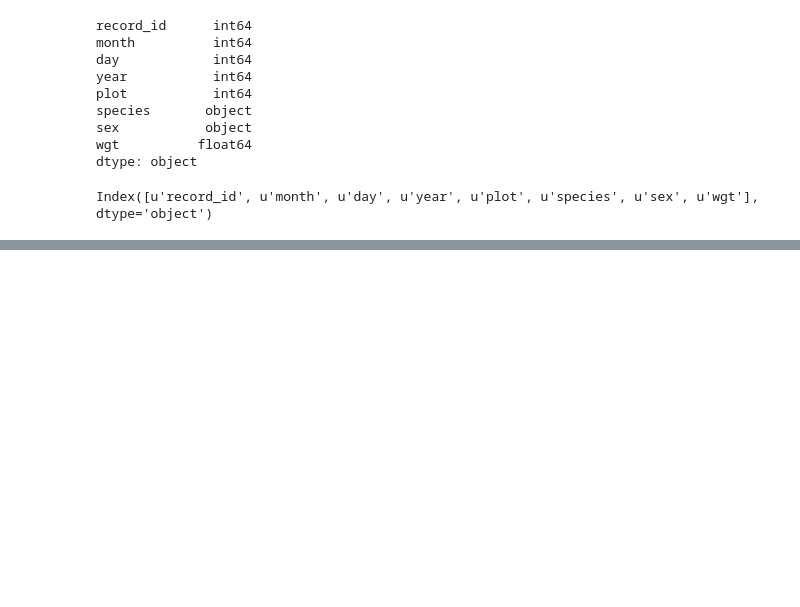
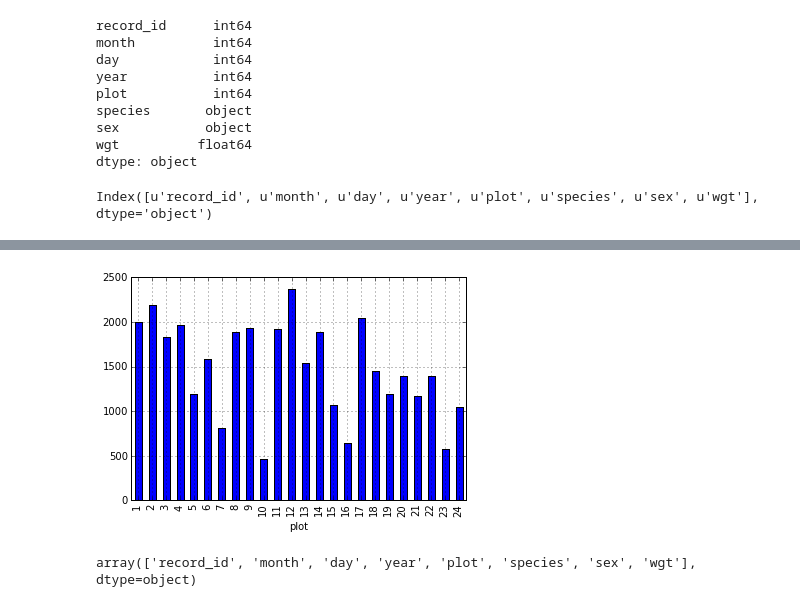
Before and after one commit to lwasser/DC-SEA-Python-OldWorkingRepo, a Jupyter notebook: lesson01.ipynb, the cells around one changed output, grey strips where cells are left out. Saved outputs shown, nothing was run; the diff lists cells and outputs as text; code cells hidden in the pictures; blank space fills up the shorter version.

```diff
--- a/lesson01.ipynb
+++ b/lesson01.ipynb
@@ -74,0 +464,8 @@ Index([u'record_id', u'month', u'day', u'year', u'plot', u'species', u'sex', u'w
+# %%
+total_count.plot(kind='bar');
+# %% [output]
+[figure, added]
+# %%
+dat.columns.values
+# %% [output]
+array(['record_id', 'month', 'day', 'year', 'plot', 'species', 'sex', 'wgt'], dtype=object)
```
Also changed, not shown: parts of 58 cells of this notebook, 4 other files.
